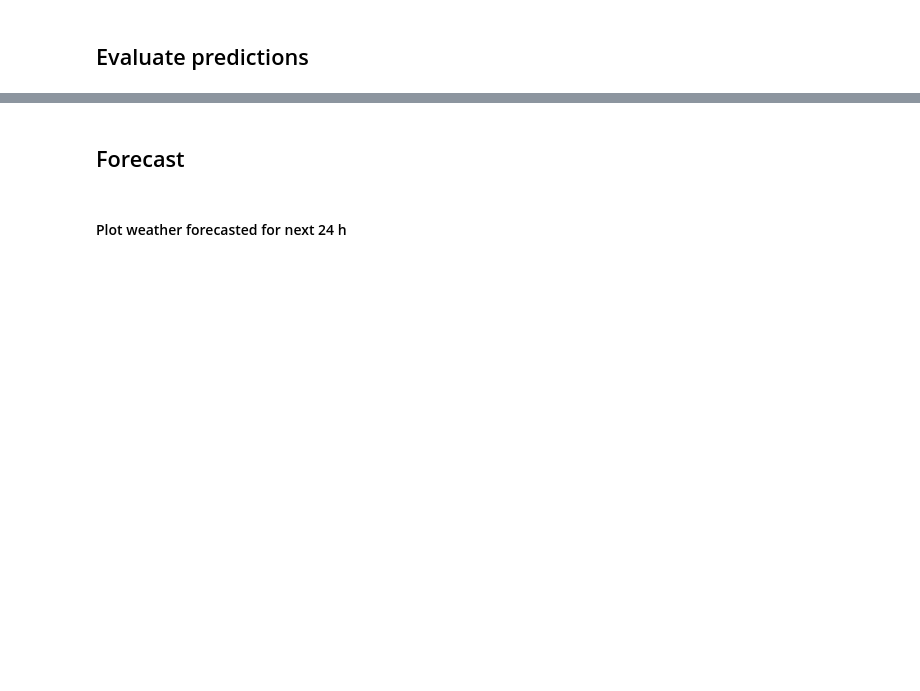
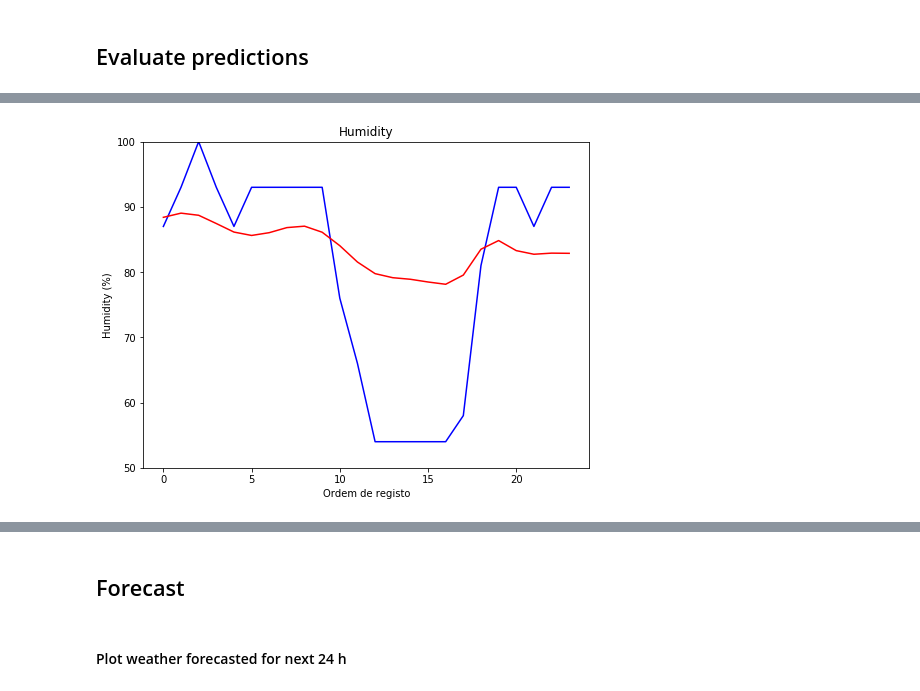
Before and after one commit to pferreira101/WeatherConditionsForSports, a Jupyter notebook: Sensorization/Predictions.ipynb, the cells around one changed output, grey strips where cells are left out. Saved outputs shown, nothing was run; the diff lists cells and outputs as text; code cells hidden in the pictures; blank space fills up the shorter version.

Commit message:
Fix bug on predictions and add use model

```diff
--- a/Sensorization/Predictions.ipynb
+++ b/Sensorization/Predictions.ipynb
@@ -143,6 +167,8 @@ model_u = build_model(timesteps, features)
 # %% [markdown]
 ### Fit
 # %%
-batch_size = 16
+batch_size = 128
 
-model.fit(X, y, shuffle=False, epochs=50, verbose=1, batch_size=batch_size)
+checkpointer = ModelCheckpoint(filepath="best_weights_weather.hdf5", monitor = 'loss', verbose=1, save_best_only=True)
+model.fit(X, y, shuffle=False, epochs=50, verbose=1, batch_size=batch_size, callbacks=[checkpointer])
+model.save_weights("best_weights_weather.hdf5")
@@ -149,2 +193,4 @@ model.fit(X, y, shuffle=False, epochs=50, verbose=1, batch_size=batch_size)
 # %%
-model_h.fit(X_h, y_h, shuffle=False, epochs=50, verbose=1, batch_size=batch_size)
+checkpointer = ModelCheckpoint(filepath="best_weights_humidity.hdf5", monitor = 'loss', verbose=1, save_best_only=True)
+model_h.fit(X_h, y_h, shuffle=False, epochs=50, verbose=1, batch_size=batch_size, callbacks=[checkpointer])
+#model_h.save_weights("best_weights_humidity.hdf5")
@@ -153,3 +238,9 @@ model_u.fit(X_u, y_u, shuffle=False, epochs=50, verbose=1, batch_size=batch_size
+# %%
+model.load_weights('best_weights_weather.hdf5')
+
+model_h.load_weights('best_weights_humidity.hdf5')
+
+model_u.load_weights('best_weights_uv.hdf5')
 # %% [markdown]
 ## Evaluation
 # %%
@@ -280,3 +423,4 @@ plotWeatherDataset(targetWeather, predictions_w)
 # %%
-predictions_h = forecast(model, inputHumidity, 168, 24, scaler_h)
+predictions_h = forecast(model_h, inputHumidity, 168, 24, scaler_h)
 plotHumidityDataset(targetHumidity, predictions_h)
+# %% [output]
@@ -283 +444,2 @@ plotHumidityDataset(targetHumidity, predictions_h)
+[figure, added]
 # %%
```
Also changed, not shown: parts of 21 cells of this notebook, 3 other files.
